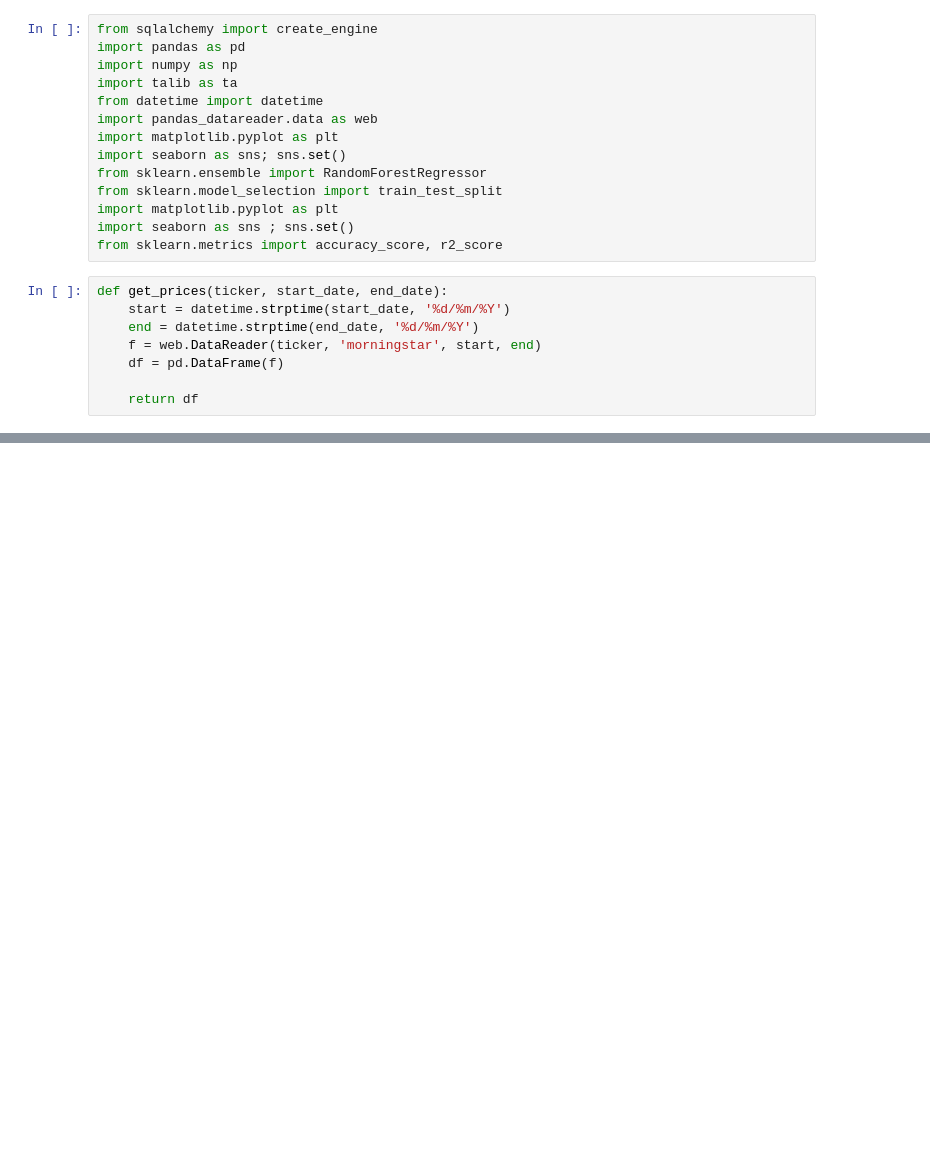
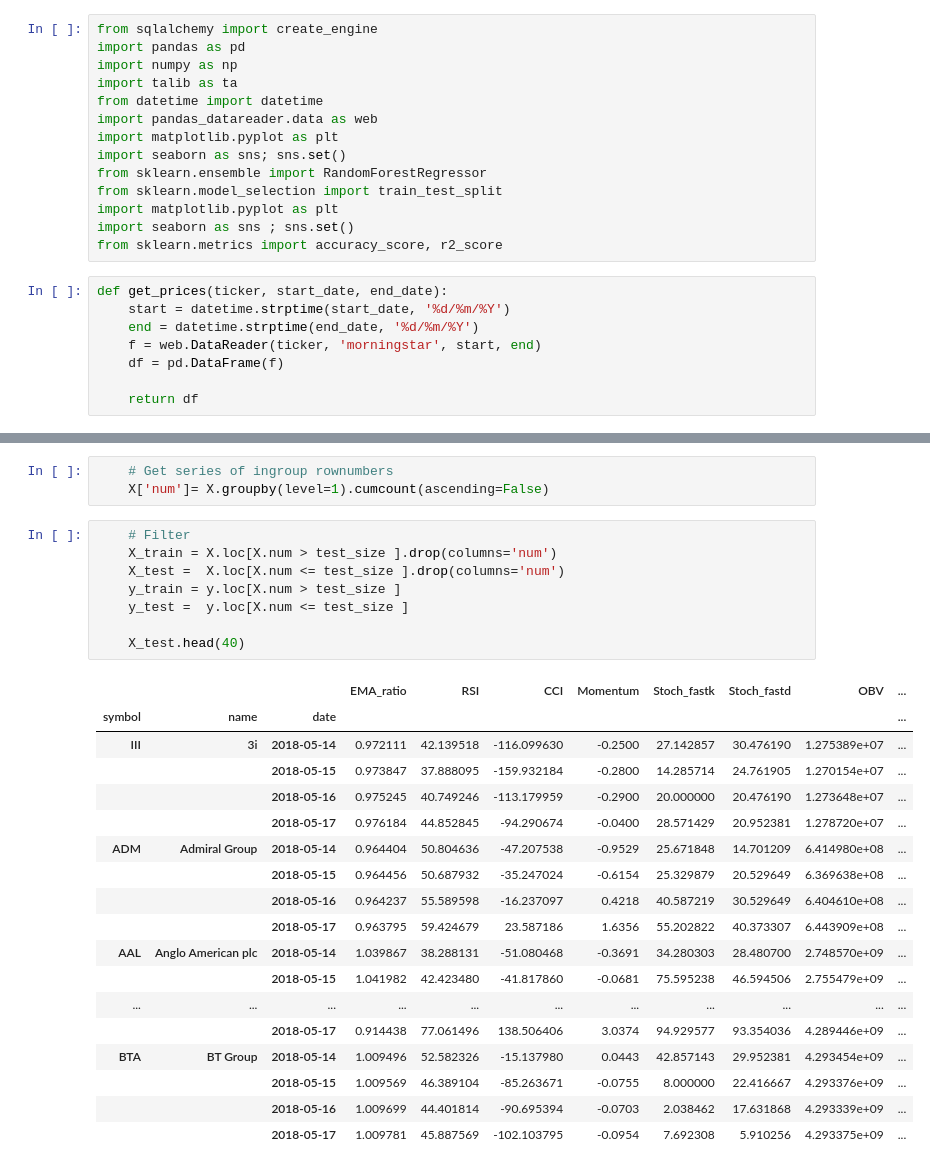
Before and after one commit to Jonny2650/Trading, a Jupyter notebook: Model.ipynb, the cells around one changed output, grey strips where cells are left out. Drawn from its saved outputs; the diff is of its cells as text; blank space fills up the shorter version.

```diff
--- a/Model.ipynb
+++ b/Model.ipynb
@@ -68,0 +173,30 @@ def stock_tester(ticker, start_date, end_date):
+# %%
+    # Get series of ingroup rownumbers
+    X['num']= X.groupby(level=1).cumcount(ascending=False)
+# %%
+    # Filter
+    X_train = X.loc[X.num > test_size ].drop(columns='num')
+    X_test =  X.loc[X.num <= test_size ].drop(columns='num')
+    y_train = y.loc[X.num > test_size ]
+    y_test =  y.loc[X.num <= test_size ]
+
+    X_test.head(40)
+# %% [output]
+|  |  |  | EMA_ratio | RSI | CCI | Momentum | Stoch_fastk | Stoch_fastd | OBV | ... |
+| symbol | name | date |  |  |  |  |  |  |  | ... |
+| III | 3i | 2018-05-14 | 0.972111 | 42.139518 | -116.099630 | -0.2500 | 27.142857 | 30.476190 | 1.275389e+07 | ... |
+|  |  | 2018-05-15 | 0.973847 | 37.888095 | -159.932184 | -0.2800 | 14.285714 | 24.761905 | 1.270154e+07 | ... |
+|  |  | 2018-05-16 | 0.975245 | 40.749246 | -113.179959 | -0.2900 | 20.000000 | 20.476190 | 1.273648e+07 | ... |
+|  |  | 2018-05-17 | 0.976184 | 44.852845 | -94.290674 | -0.0400 | 28.571429 | 20.952381 | 1.278720e+07 | ... |
+| ADM | Admiral Group | 2018-05-14 | 0.964404 | 50.804636 | -47.207538 | -0.9529 | 25.671848 | 14.701209 | 6.414980e+08 | ... |
+|  |  | 2018-05-15 | 0.964456 | 50.687932 | -35.247024 | -0.6154 | 25.329879 | 20.529649 | 6.369638e+08 | ... |
+|  |  | 2018-05-16 | 0.964237 | 55.589598 | -16.237097 | 0.4218 | 40.587219 | 30.529649 | 6.404610e+08 | ... |
+|  |  | 2018-05-17 | 0.963795 | 59.424679 | 23.587186 | 1.6356 | 55.202822 | 40.373307 | 6.443909e+08 | ... |
+| AAL | Anglo American plc | 2018-05-14 | 1.039867 | 38.288131 | -51.080468 | -0.3691 | 34.280303 | 28.480700 | 2.748570e+09 | ... |
+|  |  | 2018-05-15 | 1.041982 | 42.423480 | -41.817860 | -0.0681 | 75.595238 | 46.594506 | 2.755479e+09 | ... |
+| ... | ... | ... | ... | ... | ... | ... | ... | ... | ... | ... |
+|  |  | 2018-05-17 | 0.914438 | 77.061496 | 138.506406 | 3.0374 | 94.929577 | 93.354036 | 4.289446e+09 | ... |
+| BTA | BT Group | 2018-05-14 | 1.009496 | 52.582326 | -15.137980 | 0.0443 | 42.857143 | 29.952381 | 4.293454e+09 | ... |
+|  |  | 2018-05-15 | 1.009569 | 46.389104 | -85.263671 | -0.0755 | 8.000000 | 22.416667 | 4.293376e+09 | ... |
+|  |  | 2018-05-16 | 1.009699 | 44.401814 | -90.695394 | -0.0703 | 2.038462 | 17.631868 | 4.293339e+09 | ... |
+|  |  | 2018-05-17 | 1.009781 | 45.887569 | -102.103795 | -0.0954 | 7.692308 | 5.910256 | 4.293375e+09 | ... |
```
Also changed, not shown: parts of 13 cells of this notebook.
